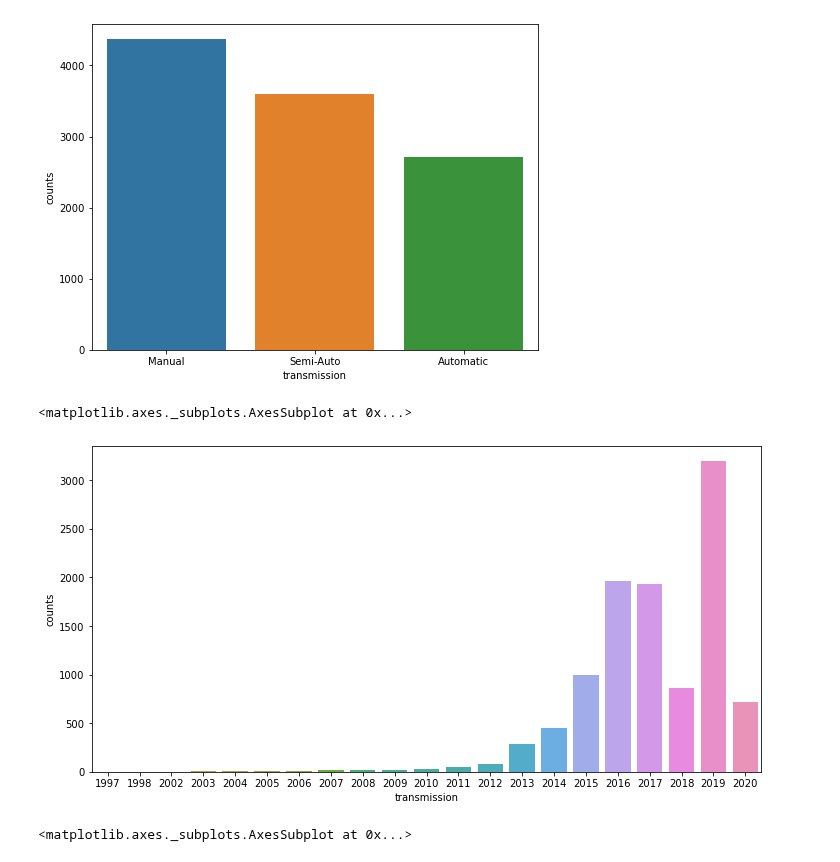
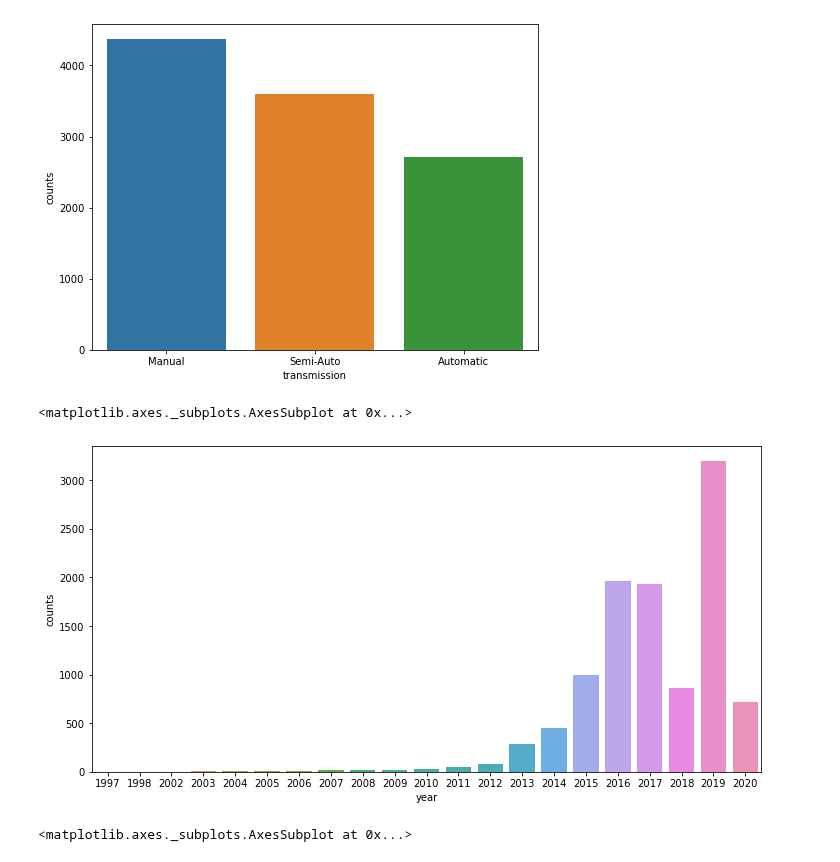
Before and after one commit to EitanKats/data-science-project-sem-a, a Jupyter notebook: Regression.ipynb, the cells around one changed output. Drawn from its saved outputs; the diff is of its cells as text; code cells hidden in the pictures.

```diff
--- a/Regression.ipynb
+++ b/Regression.ipynb
@@ -76,11 +102,11 @@ sns.barplot(x="transmission", y="counts",data=amount_per_transmission)
 # %%
 fig, ax = plt.subplots()
 fig.set_size_inches(12, 6)
-amount_per_year=cars_df["year"].value_counts().rename_axis('transmission').reset_index(name='counts')
-sns.barplot(x="transmission", y="counts",data=amount_per_year)
+amount_per_year=cars_df["year"].value_counts().rename_axis('year').reset_index(name='counts')
+sns.barplot(x="year", y="counts",data=amount_per_year)
 # %% [output]
 <matplotlib.axes._subplots.AxesSubplot at 0x...>
-[figure, old version]
+[figure, new version]
 # %%
 fig, ax = plt.subplots()
 fig.set_size_inches(8, 6)
```
Also changed, not shown: parts of 21 cells of this notebook.
